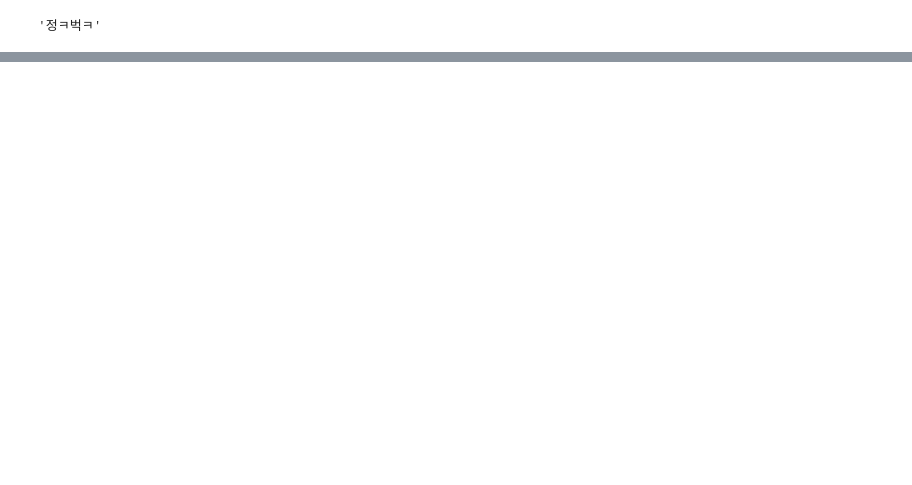
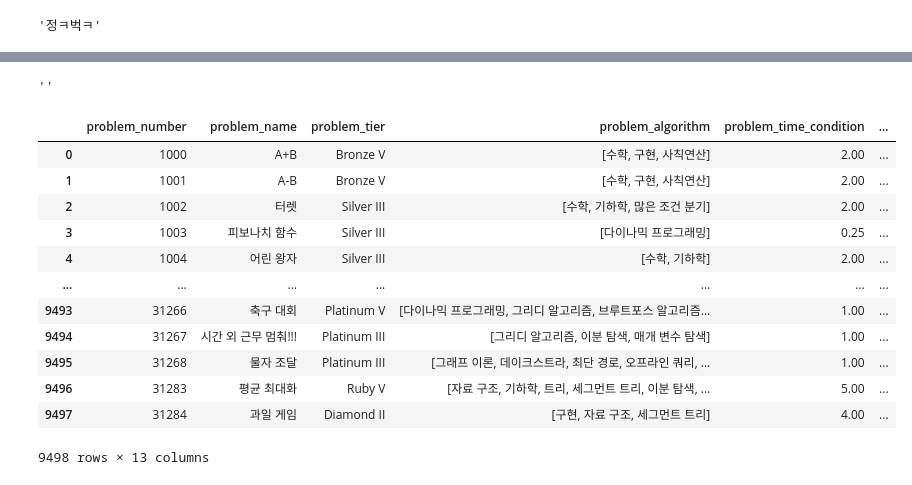
Before and after one commit to Kim-Song/Recommend, a Jupyter notebook: AI/Crawling/Baekjoon_DB_문제_크롤링.ipynb, the cells around one changed output, grey strips where cells are left out. Saved outputs shown, nothing was run; the diff lists cells and outputs as text; code cells hidden in the pictures; blank space fills up the shorter version.

```diff
--- a/AI/Crawling/Baekjoon_DB_문제_크롤링.ipynb
+++ b/AI/Crawling/Baekjoon_DB_문제_크롤링.ipynb
@@ -36,6 +36,27 @@ total_problem_output_list = []
 
 remove_problem_list = []
 total_english_problem_list = []
+# %%
+total_problem_number_list = [i for i in range(1000, 31285)]
+
+with open('DB_problem_table.pkl', 'rb') as f:
+    loaded_data = pickle.load(f)
+
+total_problem_name_list = loaded_data['total_problem_name_list']
+total_problem_tier_list = loaded_data['total_problem_tier_list']
+total_problem_algorithm_list = loaded_data['total_problem_algorithm_list']
+total_crawling_problem_number_list = loaded_data['total_crawling_problem_number_list']
+total_problem_time_condition_list = loaded_data['total_problem_time_condition_list']
+total_problem_memory_condition_list = loaded_data['total_problem_memory_condition_list']
+total_problem_submission_count_list = loaded_data['total_problem_submission_count_list']
+total_problem_answer_submission_count_list = loaded_data['total_problem_answer_submission_count_list']
+total_problem_answered_people_count_list = loaded_data['total_problem_answered_people_count_list']
+total_problem_correct_rate_list = loaded_data['total_problem_correct_rate_list']
+total_problem_description_list = loaded_data['total_problem_description_list']
+total_problem_input_list = loaded_data['total_problem_input_list']
+total_problem_output_list = loaded_data['total_problem_output_list']
+remove_problem_list = loaded_data['remove_problem_list']
+total_english_problem_list = loaded_data['total_english_problem_list']
 # %%
 tier_dict = {
     'Not ratable':0,
@@ -335,0 +323,37 @@ Gold II
+# %%
+total_problem_input_list[-1]
+# %% [output]
+''
+# %%
+data = {
+        'problem_number': total_crawling_problem_number_list,
+        'problem_name': total_problem_name_list,
+        'problem_tier': total_problem_tier_list,
+        'problem_algorithm': total_problem_algorithm_list,
+        'problem_time_condition': total_problem_time_condition_list,
+        'problem_memory_condition': total_problem_memory_condition_list,
+        'problem_submission_count': total_problem_submission_count_list,
+        'problem_answer_submission_count': total_problem_answer_submission_count_list,
+        'problem_answered_people_count': total_problem_answered_people_count_list,
+        'problem_correct_rate': total_problem_correct_rate_list,
+        'problem_description' : total_problem_description_list,
+        'problem_input' : total_problem_input_list,
+        'problem_output' : total_problem_output_list,
+    }
+
+df = pd.DataFrame(data)
+df
+# %% [output]
+|  | problem_number | problem_name | problem_tier | problem_algorithm | problem_time_condition | ... |
+| 0 | 1000 | A+B | Bronze V | [수학, 구현, 사칙연산] | 2.00 | ... |
+| 1 | 1001 | A-B | Bronze V | [수학, 구현, 사칙연산] | 2.00 | ... |
+| 2 | 1002 | 터렛 | Silver III | [수학, 기하학, 많은 조건 분기] | 2.00 | ... |
+| 3 | 1003 | 피보나치 함수 | Silver III | [다이나믹 프로그래밍] | 0.25 | ... |
+| 4 | 1004 | 어린 왕자 | Silver III | [수학, 기하학] | 2.00 | ... |
+| ... | ... | ... | ... | ... | ... | ... |
+| 9493 | 31266 | 축구 대회 | Platinum V | [다이나믹 프로그래밍, 그리디 알고리즘, 브루트포스 알고리즘... | 1.00 | ... |
+| 9494 | 31267 | 시간 외 근무 멈춰!!! | Platinum III | [그리디 알고리즘, 이분 탐색, 매개 변수 탐색] | 1.00 | ... |
+| 9495 | 31268 | 물자 조달 | Platinum III | [그래프 이론, 데이크스트라, 최단 경로, 오프라인 쿼리, ... | 1.00 | ... |
+| 9496 | 31283 | 평균 최대화 | Ruby V | [자료 구조, 기하학, 트리, 세그먼트 트리, 이분 탐색, ... | 5.00 | ... |
+| 9497 | 31284 | 과일 게임 | Diamond II | [구현, 자료 구조, 세그먼트 트리] | 4.00 | ... |
+9498 rows × 13 columns
```
Also changed, not shown: parts of 10 cells of this notebook, 3 other files.
